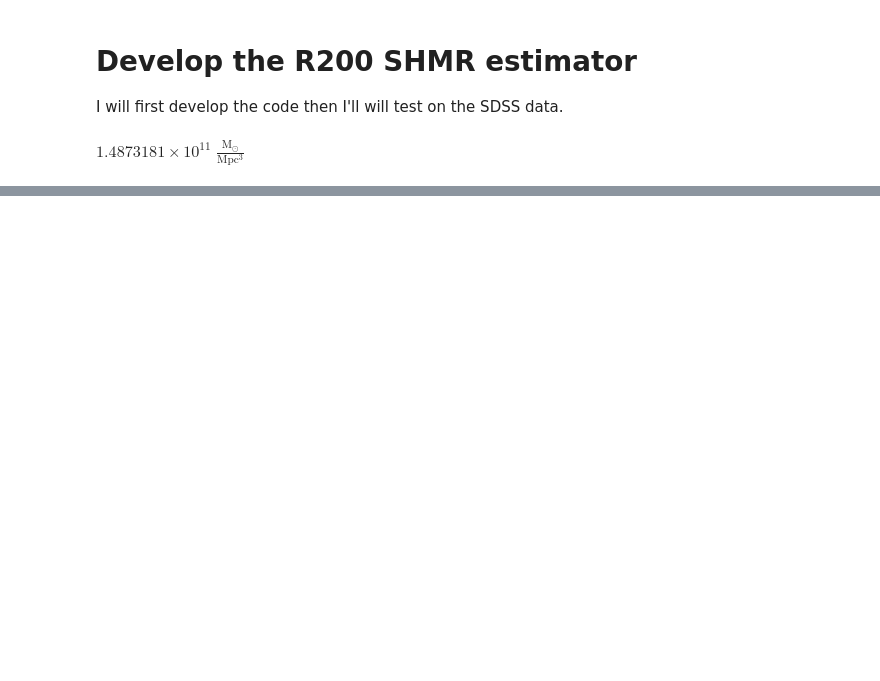
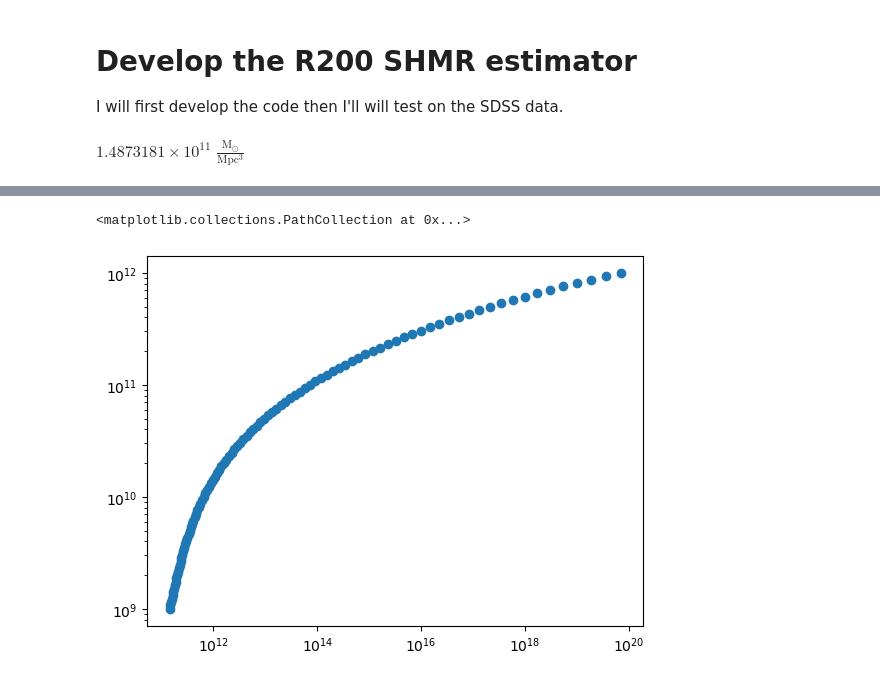
Before and after one commit to estevesjh/fnalFall2022, a Jupyter notebook: r200/dev.R200estimator.ipynb, the cells around one changed output, grey strips where cells are left out. Saved outputs shown, nothing was run; the diff lists cells and outputs as text; code cells hidden in the pictures; blank space fills up the shorter version.

```diff
--- a/r200/dev.R200estimator.ipynb
+++ b/r200/dev.R200estimator.ipynb
@@ -18,0 +91,9 @@ $1.4873181 \times 10^{11} \; \mathrm{\frac{M_{\odot}}{Mpc^{3}}}$
+# %%
+log_stellar_mass = np.linspace(9, 12, 100)
+inferred_log_halo_mass = model.mean_log_halo_mass_centrals(log_stellar_mass)
+# %%
+plt.loglog()
+plt.scatter(10**inferred_log_halo_mass, 10**log_stellar_mass)
+# %% [output]
+<matplotlib.collections.PathCollection at 0x...>
+[figure, added]
```
Also changed, not shown: parts of 67 cells of this notebook, 5 other files.
